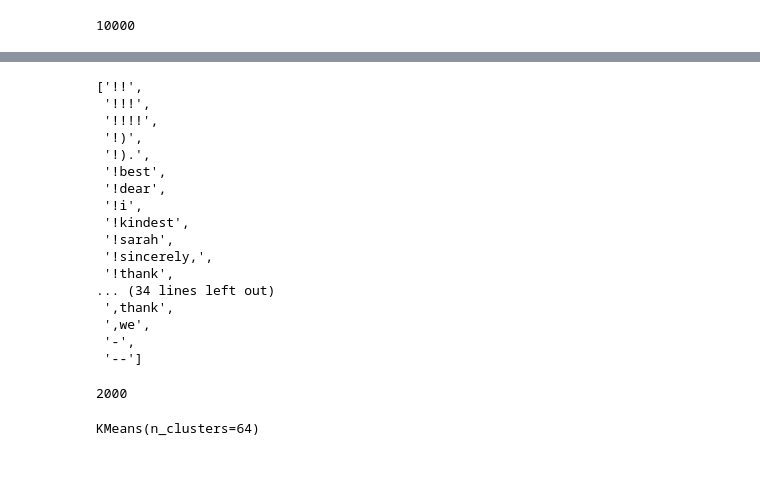
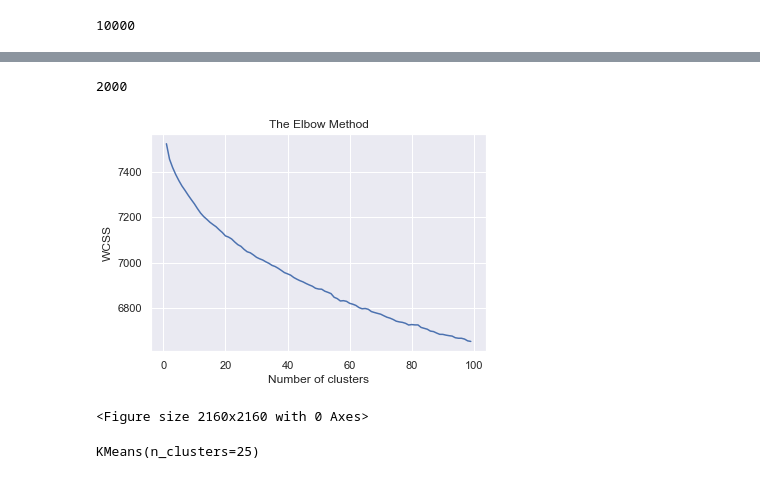
Before and after one commit to ShimsyV/Tripadvisor_review, a Jupyter notebook: Machine_learning_try1.ipynb, the cells around one changed output, grey strips where cells are left out. Saved outputs shown, nothing was run; the diff lists cells and outputs as text; code cells hidden in the pictures.

```diff
--- a/Machine_learning_try1.ipynb
+++ b/Machine_learning_try1.ipynb
@@ -111,40 +125,42 @@ def tokenize(text):
 
 desc = cutoff["reviews_text"].values
 desc2 = cutoff["reviews_text_tokens"].values
-vectorizer = TfidfVectorizer(stop_words = stop_words, tokenizer = tokenize, max_features = 2000)
-X = vectorizer.fit_transform(desc)
+# vectorizer = TfidfVectorizer(stop_words = stop_words, tokenizer = tokenize, max_features = 2000)
+vectorizer = TfidfVectorizer(tokenizer = tokenize, max_features = 2000)
+X = vectorizer.fit_transform(desc2)
 word_features = vectorizer.get_feature_names()
-word_features[:50]
+# word_features[:50]
-# %% [output]
-['!!',
- '!!!',
- '!!!!',
- '!)',
- '!).',
- '!best',
- '!dear',
- '!i',
- '!kindest',
- '!sarah',
- '!sincerely,',
- '!thank',
-... (34 lines left out)
- ',thank',
- ',we',
- '-',
- '--']
-# %%
-word_features = vectorizer.get_feature_names()
-len(word_features)
-# %% [output]
-2000
 # %%
-print(word_features)
+len(word_features)
+# %% [output]
+2000
+# %%
+##Estimating the best K value to use for clustering using the Elbow Method
+# https://en.wikipedia.org/wiki/Elbow_method_(clustering)
+
+### THIS CALCULATION TAKES APPROX 3+ HOURS TO RUN ###
+
+from sklearn.cluster import KMeans
+wcss = []
+for i in range(1,100):
+    kmeans = KMeans(n_clusters=i,init='k-means++',max_iter=100,n_init=10,random_state=0)
+    kmeans.fit(X)
+    wcss.append(kmeans.inertia_)
+plt.plot(range(1,100),wcss)
+plt.title('The Elbow Method')
+plt.xlabel('Number of clusters')
+plt.ylabel('WCSS')
+plt.savefig('elbow.png')
+plt.figure(figsize = (30, 30))
+plt.show()
+# %% [output]
+[figure, added]
+<Figure size 2160x2160 with 0 Axes>
 # %%
-kmeans = KMeans(n_clusters = 64)
+kmeans = KMeans(n_clusters = 25)
 kmeans.fit(X)
 # %% [output]
-KMeans(n_clusters=64)
+KMeans(n_clusters=25)
 # %%
 common_words = kmeans.cluster_centers_.argsort()[:,-1:-11:-1]
 for num, centroid in enumerate(common_words):
```
Also changed, not shown: parts of 28 cells of this notebook, 7 other files.
